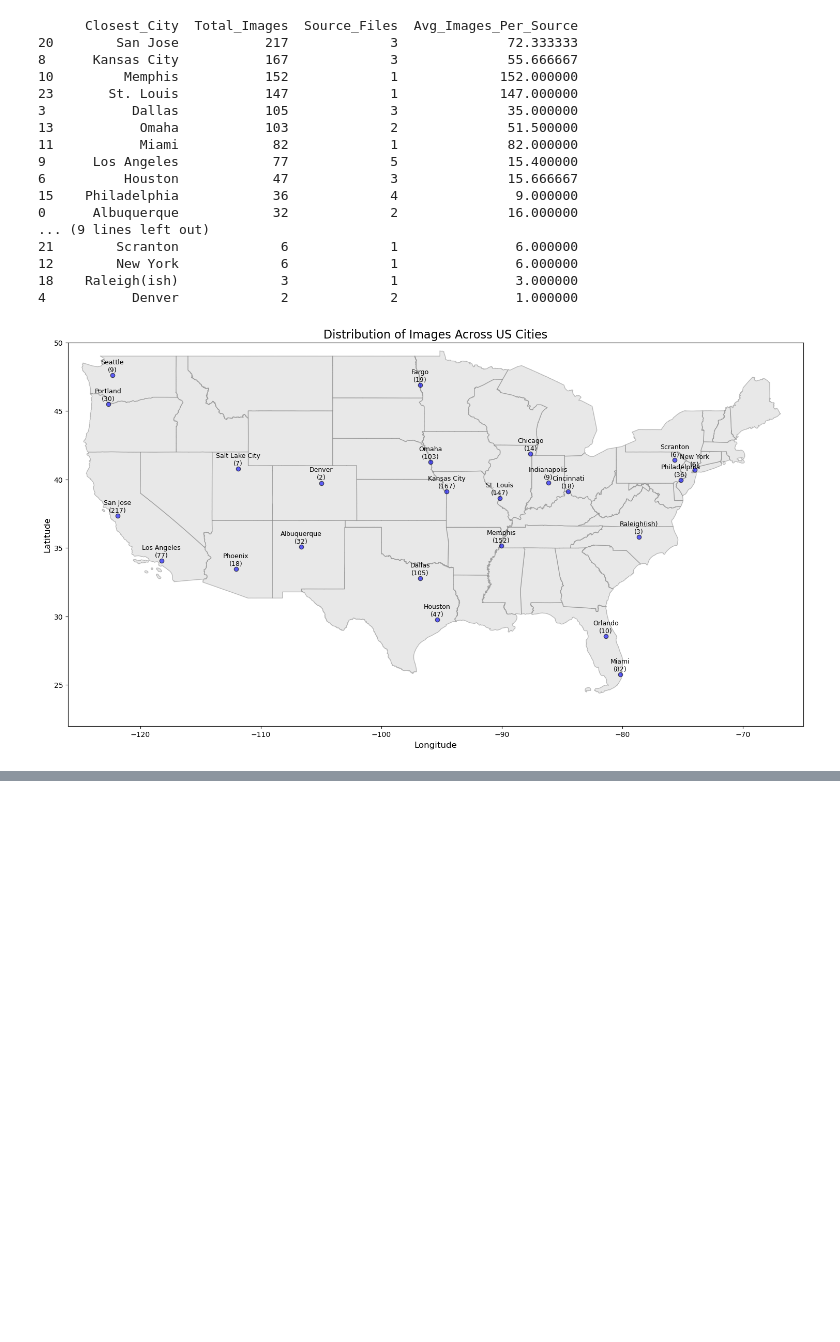
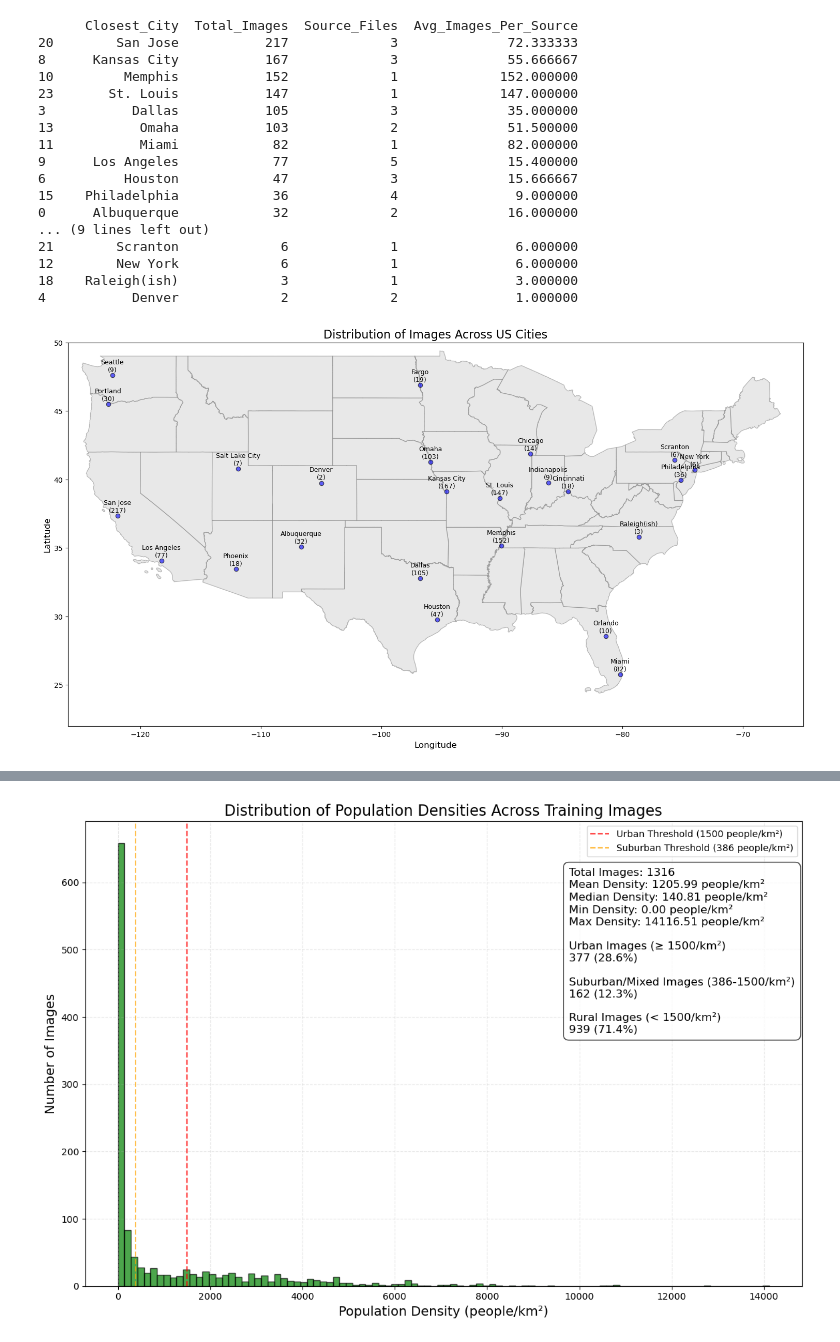
Before and after one commit to p-mucha/levee-hunter, a Jupyter notebook: notebooks/3.1-mb-train_validation_images_analysis.ipynb, the cells around one changed output, grey strips where cells are left out. Cells and saved outputs as stored; diff of their text form; code cells hidden in the pictures; blank space fills up the shorter version.

Commit message:
Added elevation and population density analysis

```diff
--- a/notebooks/3.1-mb-train_validation_images_analysis.ipynb
+++ b/notebooks/3.1-mb-train_validation_images_analysis.ipynb
@@ -350,0 +350,78 @@ plt.show()
+# %%
+# Load the population density file
+population_density_tif = rioxarray.open_rasterio("/home/ucapmgb/levee-hunter/data/raw/levees/usa_pd_2020_1km.tif")
+# Convert TIF values below 0 to NaN
+population_density_tif = population_density_tif.where(population_density_tif >= 0)
+# Apply logarithmic transformation to population density values
+population_density_tif = np.log1p(population_density_tif)
+# %%
+# For each small TIF file, extract the corresponding population density values
+population_densities = []
+
+for i, bounds in enumerate(small_tif_bounds):
+   # Clip the population density data to the bounds of each small image
+   try:
+      clipped = population_density_tif.rio.clip_box(*bounds)
+      max_density = float(clipped.max())
+
+      # Convert from log-transformed value back to actual density if needed
+      actual_density = np.expm1(max_density)
+      population_densities.append(actual_density)
+   except Exception as e:
+      print(f"Error processing image {i+1}: {e}")
+      population_densities.append(np.nan)
+
+# Create a histogram of population densities (log scale for better visualization)
+plt.figure(figsize=(12, 8))
+
+# Filter out NaN values
+valid_densities = [d for d in population_densities if not np.isnan(d)]
+
+plt.hist(valid_densities, bins=100, color='green', edgecolor='black', alpha=0.7)
+
+# Add labels and title
+plt.xlabel('Population Density (people/km²)', fontsize=14)
+plt.ylabel('Number of Images', fontsize=14)
+plt.title('Distribution of Population Densities Across Training Images', fontsize=16)
+
+# Add summary statistics
+valid_densities = np.array(valid_densities)
+mean_density = np.mean(valid_densities)
+median_density = np.median(valid_densities)
+min_density = np.min(valid_densities)
+max_density = np.max(valid_densities)
+
+# Define urban threshold (based on US Censu Bureau)
+suburban_threshold = 386
+urban_threshold = 1500
+urban_count = np.sum(valid_densities >= urban_threshold)
+suburban_count = np.sum((valid_densities >= suburban_threshold) & (valid_densities < urban_threshold))
+rural_count = np.sum(valid_densities < urban_threshold)
+total_count = len(valid_densities)
+
+stats_text = f"Total Images: {total_count}\n" \
+        f"Mean Density: {mean_density:.2f} people/km²\n" \
+        f"Median Density: {median_density:.2f} people/km²\n" \
+        f"Min Density: {min_density:.2f} people/km²\n" \
+        f"Max Density: {max_density:.2f} people/km²\n\n" \
+        f"Urban Images (≥ 1500/km²)\n{urban_count} ({urban_count/total_count*100:.1f}%)\n\n" \
+        f"Suburban/Mixed Images (386-1500/km²)\n{suburban_count} ({suburban_count/total_count*100:.1f}%)\n\n" \
+        f"Rural Images (< 1500/km²)\n{rural_count} ({rural_count/total_count*100:.1f}%)"
+
+plt.annotate(stats_text, xy=(0.675, 0.9), xycoords='axes fraction',
+        bbox=dict(boxstyle="round,pad=0.5", facecolor="white", alpha=0.8),
+        fontsize=12, ha='left', va='top')
+
+# Add a vertical line for the urban threshold
+plt.axvline(x=urban_threshold, color='red', linestyle='--', alpha=0.7,
+         label=f'Urban Threshold ({urban_threshold} people/km²)')
+# Add a vertical line for the suburban threshold
+plt.axvline(x=suburban_threshold, color='orange', linestyle='--', alpha=0.7,
+         label=f'Suburban Threshold ({suburban_threshold} people/km²)')
+plt.legend()
+
+plt.grid(True, alpha=0.3, linestyle='--')
+plt.tight_layout()
+plt.show()
+# %% [output]
+[figure, added]
```
Also changed, not shown: parts of 3 cells of this notebook.
